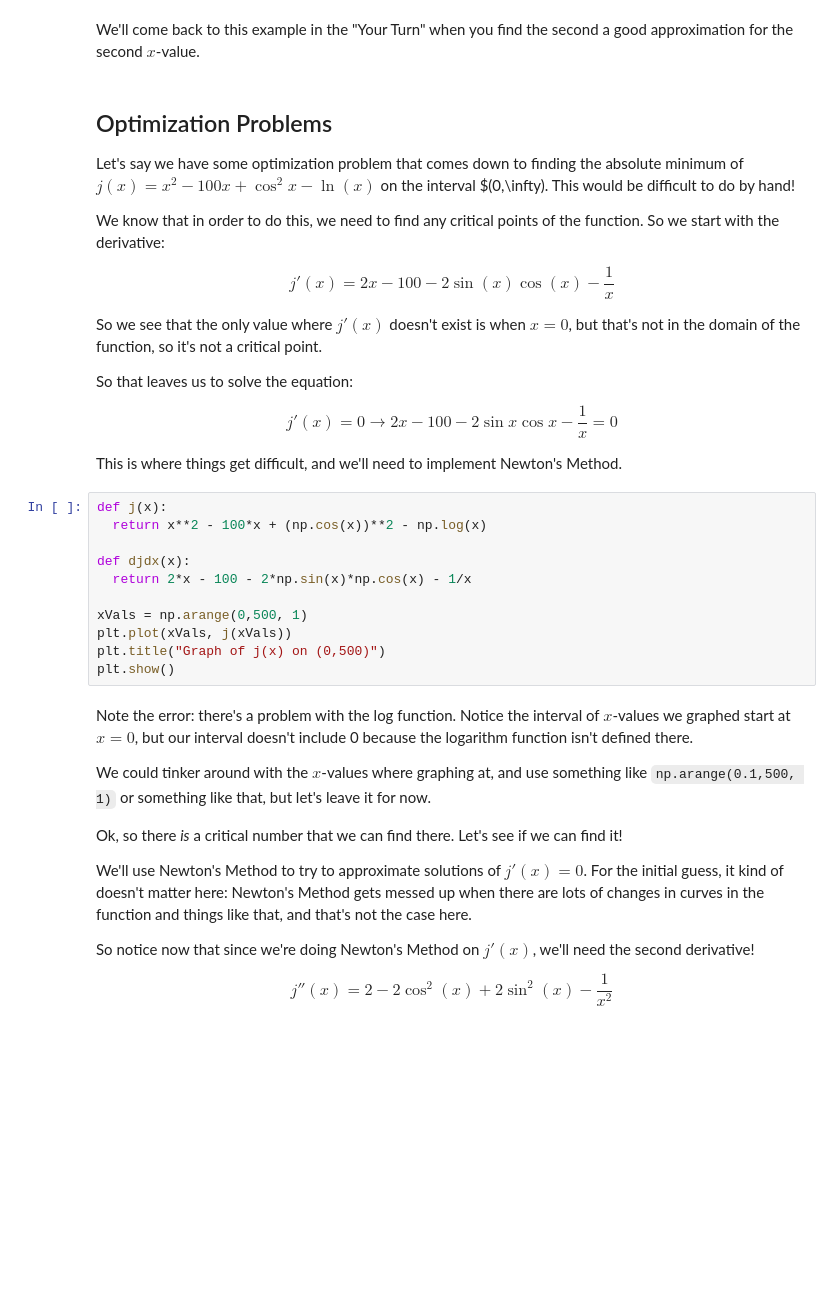
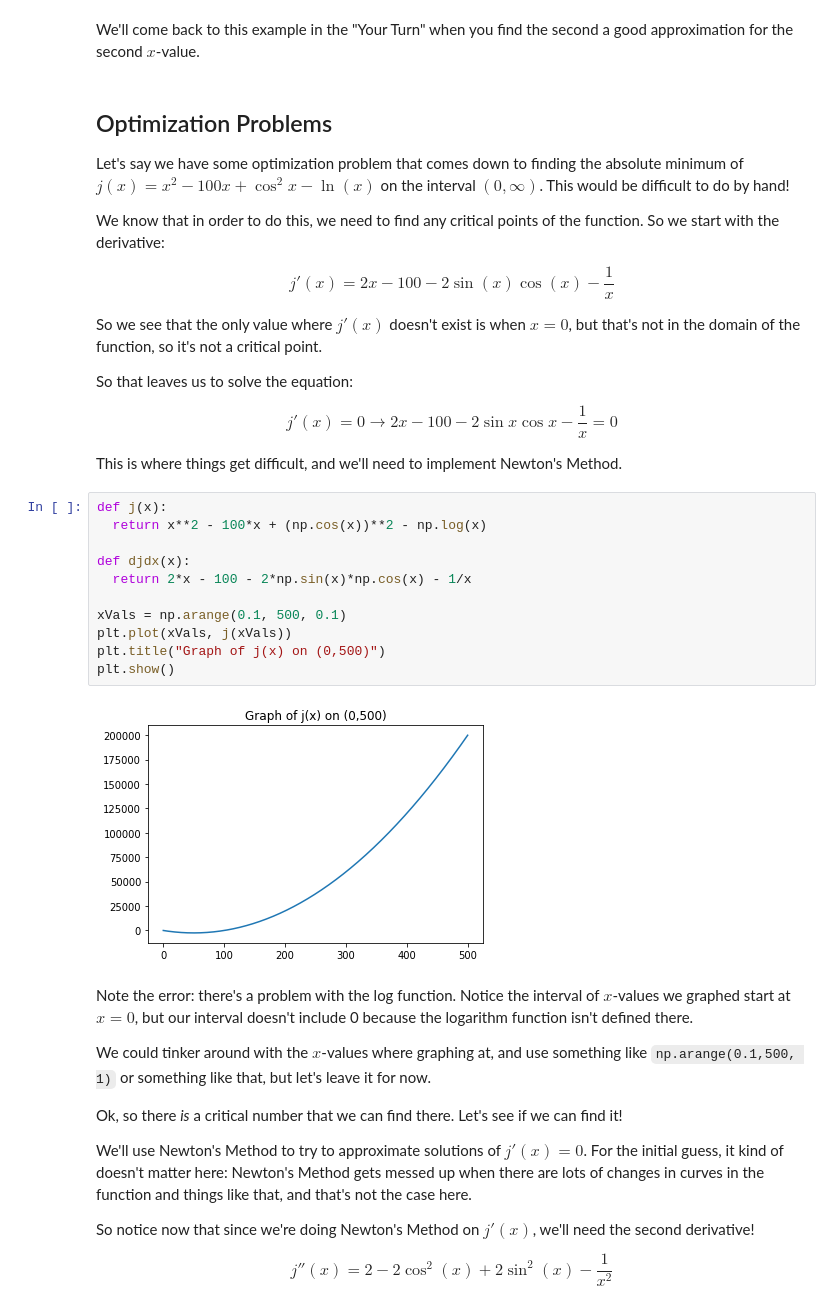
Before and after one commit to peterkeep/calculus-labs, a Jupyter notebook: calculus-1/Lab2_Applications_of_the_Derivative.ipynb, the cells around one changed output. Saved outputs shown, nothing was run; the diff lists cells and outputs as text; blank space fills up the shorter version.

```diff
--- a/calculus-1/Lab2_Applications_of_the_Derivative.ipynb
+++ b/calculus-1/Lab2_Applications_of_the_Derivative.ipynb
@@ -117,7 +122,7 @@ We'll come back to this example in the "Your Turn" when you find the second a go
 # %% [markdown]
 ## Optimization Problems
 
-Let's say we have some optimization problem that comes down to finding the absolute minimum of $j(x) =x^2 -100x+\cos^2x-\ln(x)$ on the interval $(0,\infty). This would be difficult to do by hand!
+Let's say we have some optimization problem that comes down to finding the absolute minimum of $j(x) =x^2 -100x+\cos^2x-\ln(x)$ on the interval $(0,\infty)$. This would be difficult to do by hand!
 
 We know that in order to do this, we need to find any critical points of the function. So we start with the derivative:
 
@@ -137,14 +142,16 @@ This is where things get difficult, and we'll need to implement Newton's Method.
 # %%
 def j(x):
   return x**2 - 100*x + (np.cos(x))**2 - np.log(x)
 
 def djdx(x):
   return 2*x - 100 - 2*np.sin(x)*np.cos(x) - 1/x
 
-xVals = np.arange(0,500, 1)
+xVals = np.arange(0.1, 500, 0.1)
 plt.plot(xVals, j(xVals))
 plt.title("Graph of j(x) on (0,500)")
 plt.show()
+# %% [output]
+[figure, added]
 # %% [markdown]
 Note the error: there's a problem with the log function. Notice the interval of $x$-values we graphed start at $x=0$, but our interval doesn't include 0 because the logarithm function isn't defined there.
 
```
Also changed, not shown: parts of 5 cells of this notebook.
